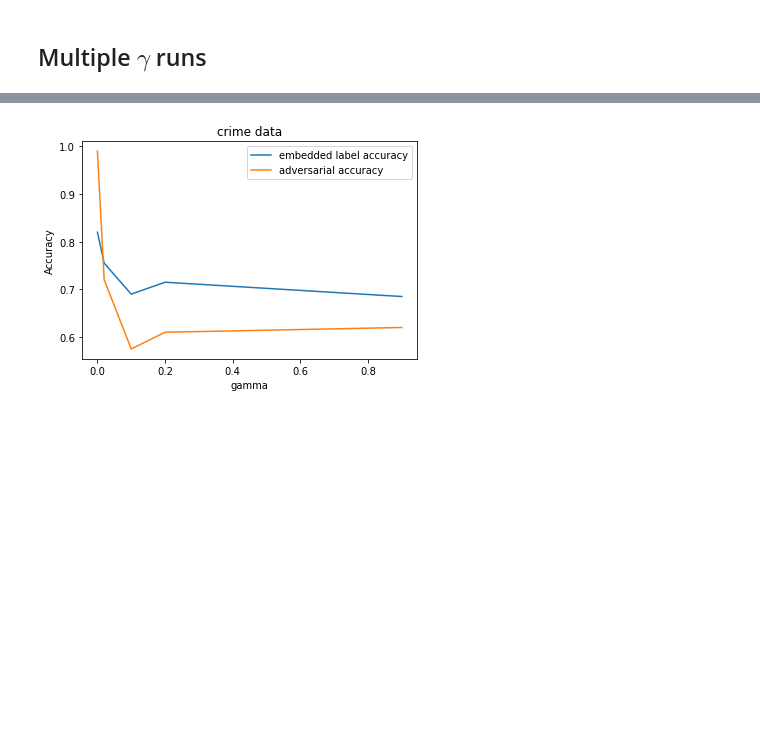
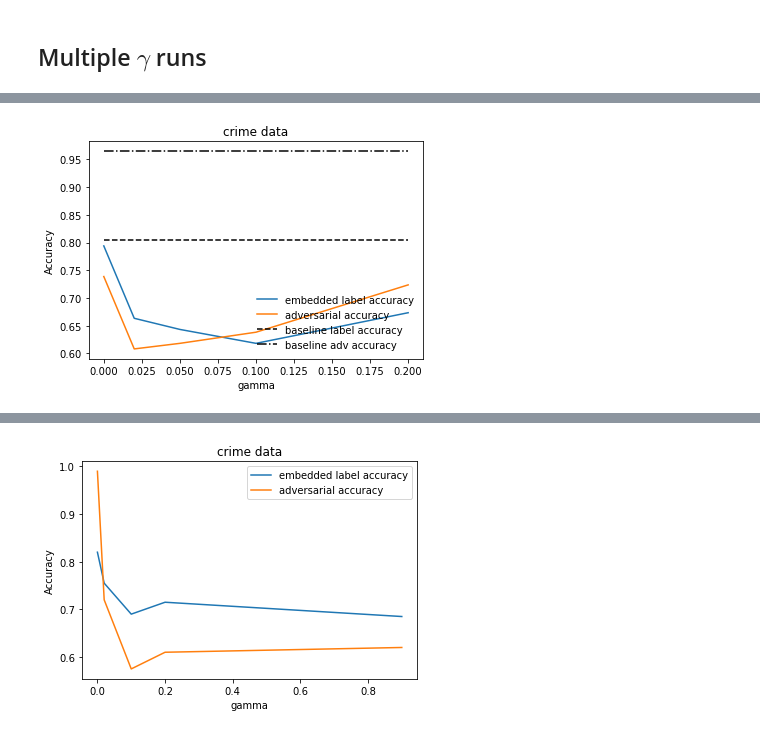
Before and after one commit to jtamanas/FNF4HEP, a Jupyter notebook: CrimeExample.ipynb, the cells around one changed output, grey strips where cells are left out. Drawn from its saved outputs; the diff is of its cells as text; code cells hidden in the pictures; blank space fills up the shorter version.

```diff
--- a/CrimeExample.ipynb
+++ b/CrimeExample.ipynb
@@ -304,10 +254,10 @@ for prob_flow in prob_flows:
     embedded_data_generator_context_train = torch.utils.data.DataLoader(embedded_data_set_context_train, **params)
 
     label_classifier = BinaryClassifier(data_dim=embedded_data_train.shape[-1])
-    label_classifier.fit(embedded_data_generator_labels_train, embedded_data_set_labels_val)
+    label_classifier.fit(embedded_data_generator_labels_train, embedded_data_set_labels_val, patience=15)
 
     adversarial_classifier = BinaryClassifier(data_dim=embedded_data_train.shape[-1])
-    adversarial_classifier.fit(embedded_data_generator_context_train,embedded_data_set_context_val)
+    adversarial_classifier.fit(embedded_data_generator_context_train,embedded_data_set_context_val, patience=15)
 
     probability_embedded_label_acc = label_classifier.accuracy(embedded_data_test, labels_test.squeeze())
     probability_adv_acc = adversarial_classifier.accuracy(embedded_data_test, context_test.squeeze())
@@ -317,3 +278,19 @@ for prob_flow in prob_flows:
+# %%
+plt.plot(gammas, label_accs, label='embedded label accuracy')
+plt.plot(gammas, adv_accs, label='adversarial accuracy')
+plt.plot(np.linspace(0,0.2,10),np.ones(10)*baseline_label_acc, 'k--', label='baseline label accuracy')
+plt.plot(np.linspace(0,0.2,10),np.ones(10)*baseline_adv_acc, 'k-.', label='baseline adv accuracy')
+
+plt.xlabel('gamma')
+plt.ylabel('Accuracy')
+
+plt.legend(frameon=False)
+plt.title('crime data')
+plt.savefig('prob_flow_crime_accuracy_patience.png')
+
+plt.show()
+# %% [output]
+[figure, added]
 # %%
 plt.plot(gammas, label_accs, label='embedded label accuracy')
 plt.plot(gammas, adv_accs, label='adversarial accuracy')
```
Also changed, not shown: parts of 15 cells of this notebook, 4 other files.
